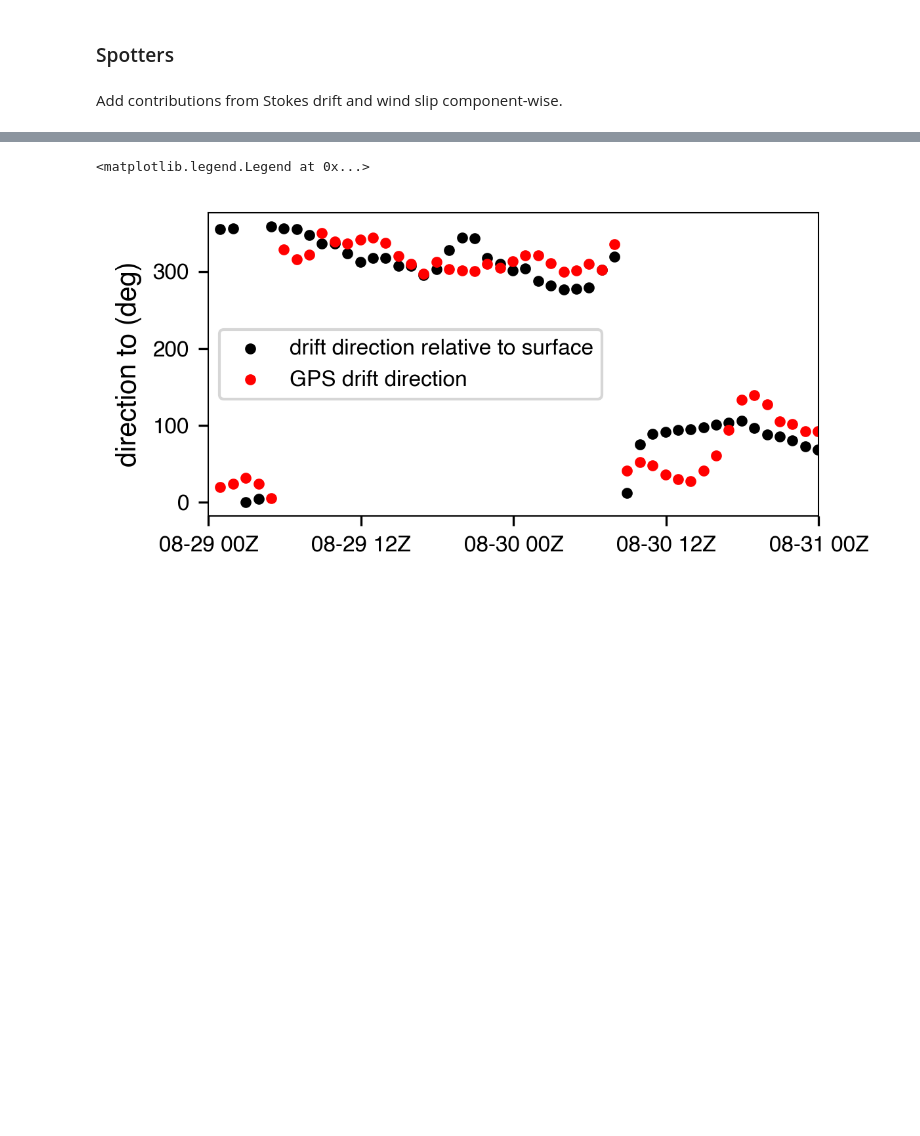
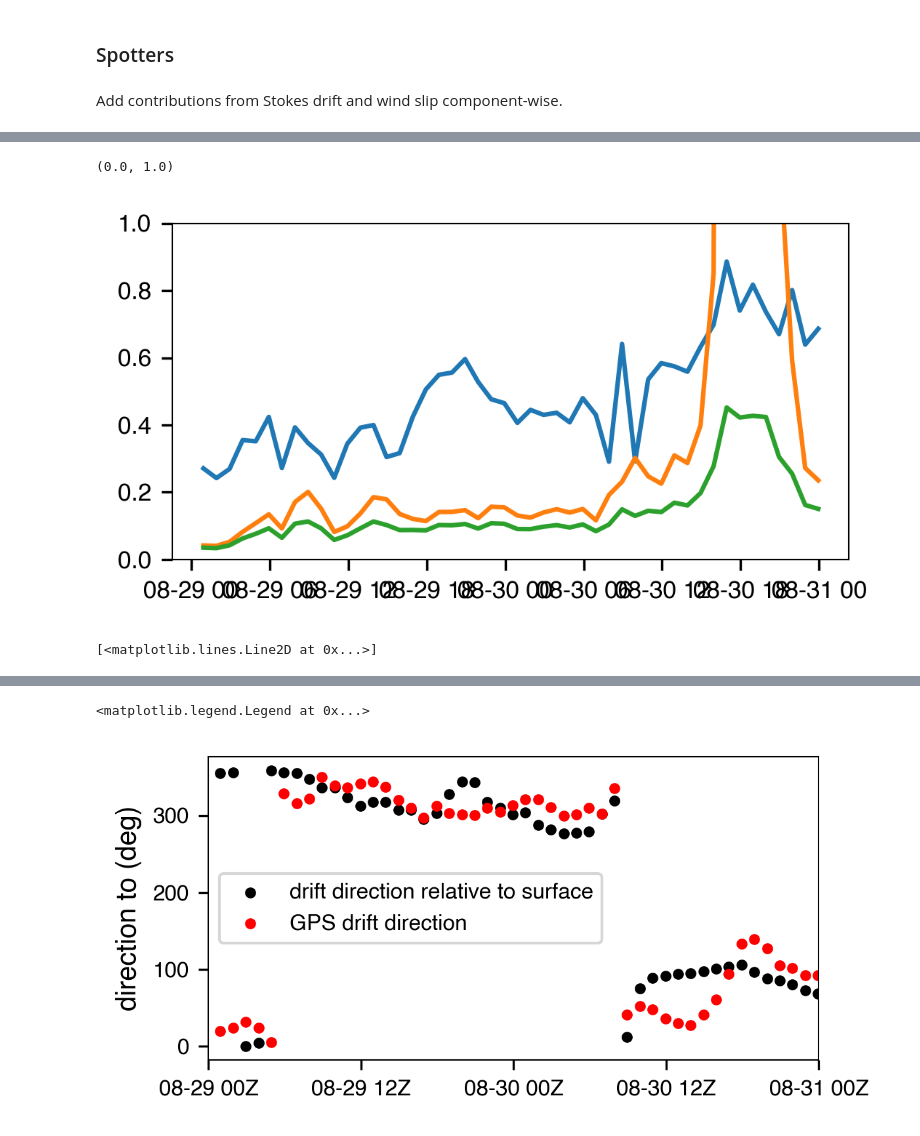
Before and after one commit to jacobrdavis/ocean-surface-wave-slopes-and-wind-wave-alignment, a Jupyter notebook: nb2-doppler-shift-adjustment.ipynb, the cells around one changed output, grey strips where cells are left out. Cells and saved outputs as stored; diff of their text form; code cells hidden in the pictures; blank space fills up the shorter version.

```diff
--- a/nb2-doppler-shift-adjustment.ipynb
+++ b/nb2-doppler-shift-adjustment.ipynb
@@ -462,0 +424,33 @@ Text(0, 0.5, 'Drift (m/s)')
+# %%
+fig, ax = plt.subplots(figsize=(4, 2))
+ax.plot(
+    spotter_df.loc['SPOT-30103D'].index.get_level_values('time'),
+    spotter_df.loc['SPOT-30103D']['stokes_drift_magnitude'] / spotter_df.loc['SPOT-30103D']['drift_speed_wind']
+)
+
+currents = spotter_df.loc['SPOT-30103D']['drift_speed'] - spotter_df.loc['SPOT-30103D']['drift_speed_relative_to_surface']
+ax.plot(
+    spotter_df.loc['SPOT-30103D'].index.get_level_values('time'),
+    spotter_df.loc['SPOT-30103D']['stokes_drift_magnitude'] / currents
+)
+
+drift_speed = spotter_df.loc['SPOT-30103D']['drift_speed']
+ax.plot(
+    spotter_df.loc['SPOT-30103D'].index.get_level_values('time'),
+    spotter_df.loc['SPOT-30103D']['stokes_drift_magnitude'] / drift_speed
+)
+ax.set_ylim([0, 1])
+# %% [output]
+(0.0, 1.0)
+[figure, added]
+# %%
+ax.plot(
+    spotter_df.loc['SPOT-30103D'].index.get_level_values('time'),
+    spotter_df.loc['SPOT-30103D']['drift_speed'] - spotter_df.loc['SPOT-30103D']['drift_speed_relative_to_surface'],
+    color='k',
+    linestyle='-',
+    linewidth=0.5,
+    label='Currents',
+)
+# %% [output]
+[<matplotlib.lines.Line2D at 0x...>]
```
Also changed, not shown: parts of 5 cells of this notebook, 2 other files.
